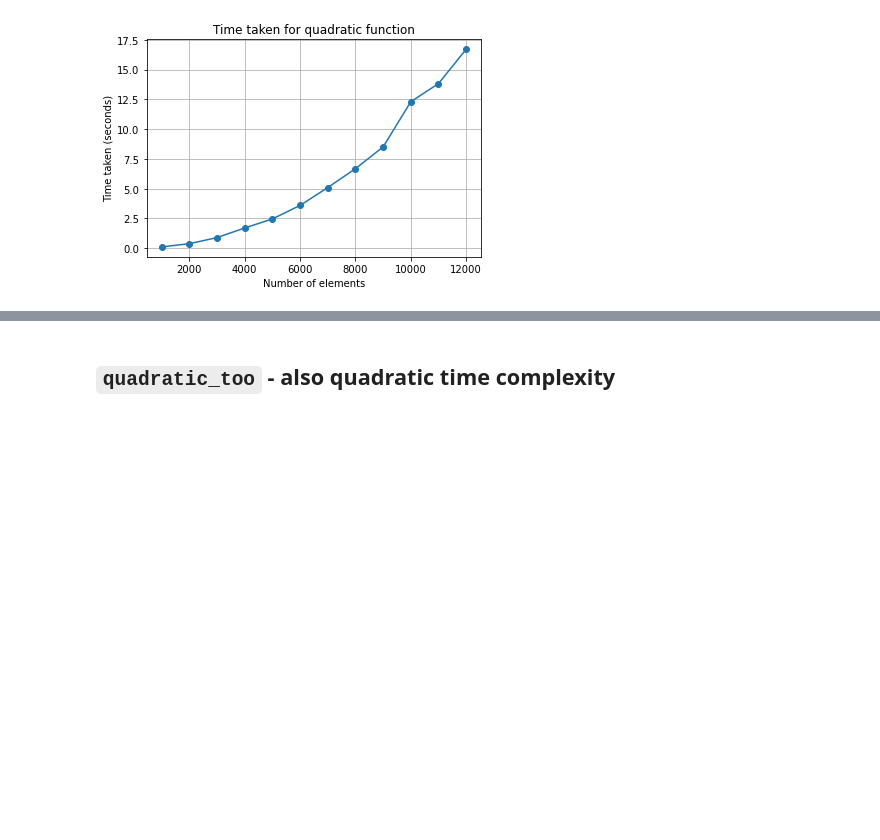
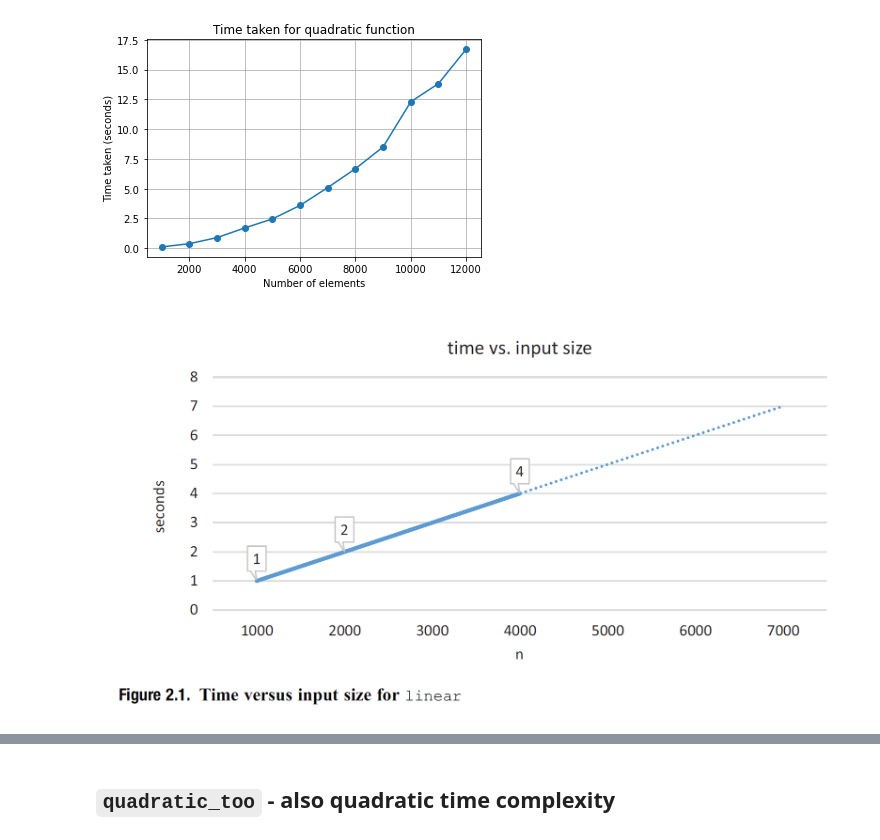
Before and after one commit to ariefouren/BIU-bio-python-2026, a Jupyter notebook: 03_Chapters/02_Efficiency_Matters/slides/08_2_Efficiency_Matters_Introduction_to_Complexity_slides.ipynb, the cells around one changed output, grey strips where cells are left out. Cells and saved outputs as stored; diff of their text form; code cells hidden in the pictures; blank space fills up the shorter version.

```diff
--- a/03_Chapters/02_Efficiency_Matters/slides/08_2_Efficiency_Matters_Introduction_to_Complexity_slides.ipynb
+++ b/03_Chapters/02_Efficiency_Matters/slides/08_2_Efficiency_Matters_Introduction_to_Complexity_slides.ipynb
@@ -237,5 +237,11 @@ plt.grid()
 plt.show()
 # %% [output]
 [figure]
+# %%
+from IPython.display import Image, display
+
+display(Image(filename="figures/fig2.1.png"))
+# %% [output]
+[figure, added]
 # %% [markdown]
 ## Quadratic growth
```
Also changed, not shown: parts of 1 cell of this notebook.
